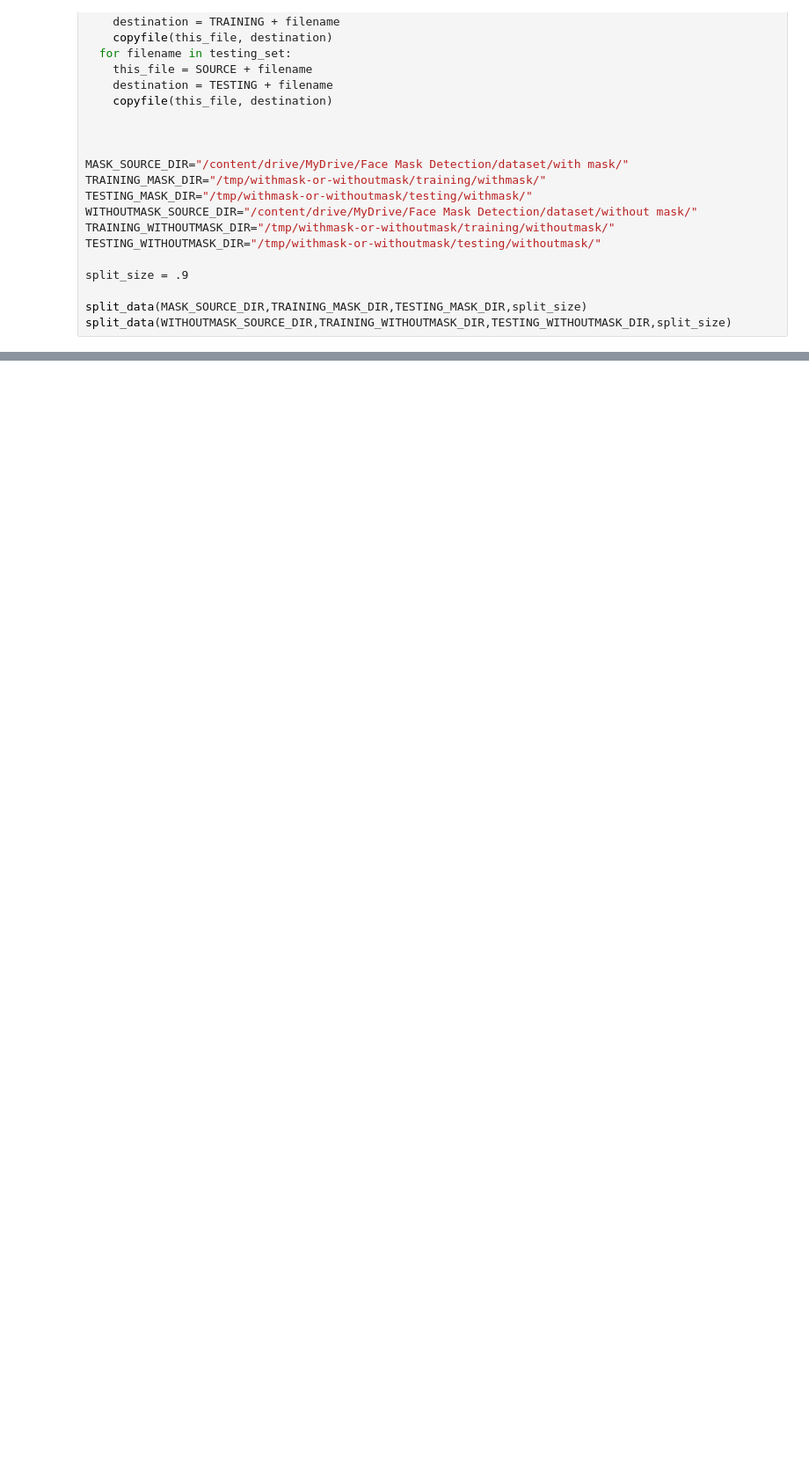
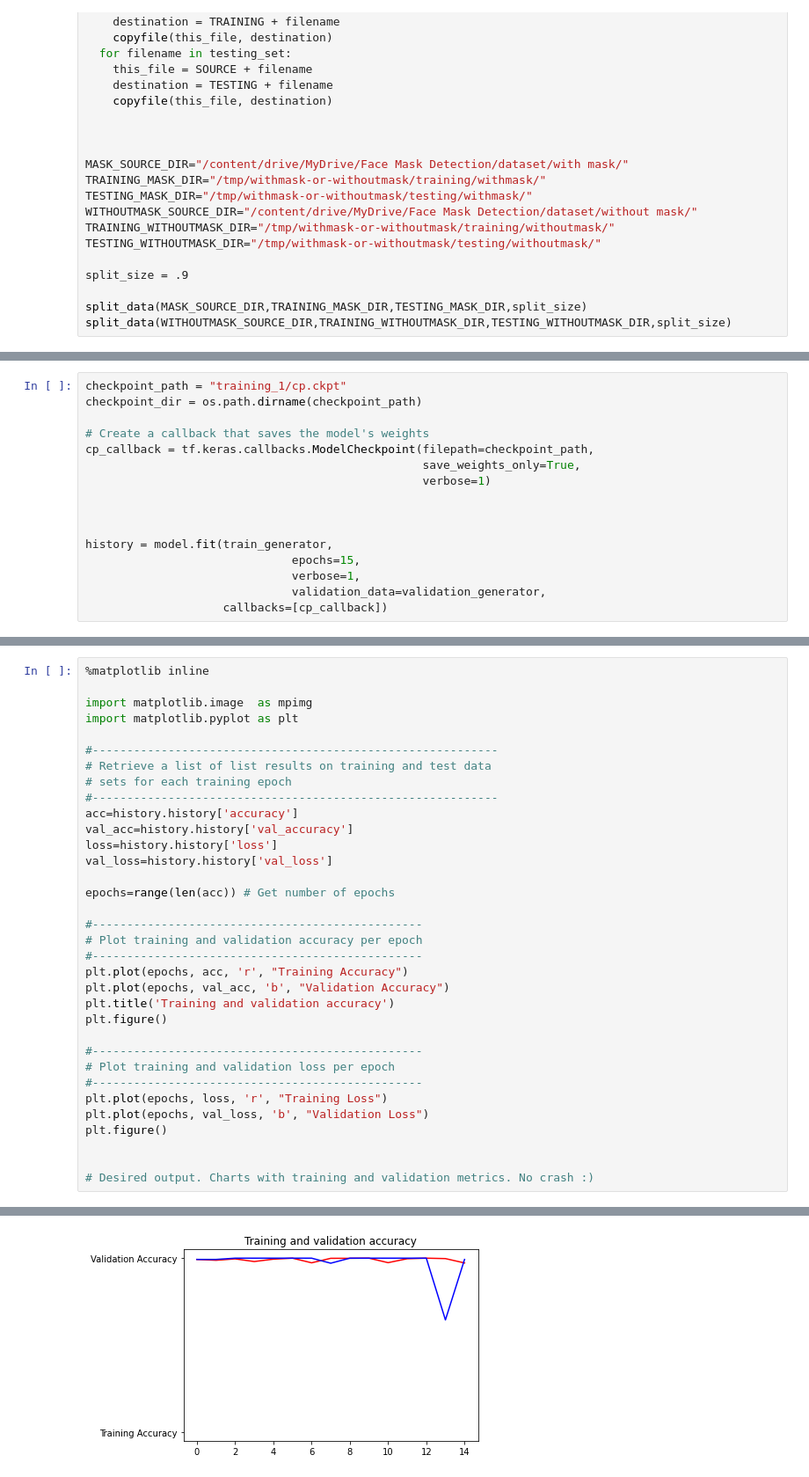
Before and after one commit to anushaharikrishnan/FaceMaskDetection, a Jupyter notebook: FACEMASKDETECTIONROUGH.ipynb, the cells around one changed output, grey strips where cells are left out. Shown: that part at 88% size. Saved outputs shown, nothing was run; the diff lists cells and outputs as text; blank space fills up the shorter version.

```diff
--- a/FACEMASKDETECTIONROUGH.ipynb
+++ b/FACEMASKDETECTIONROUGH.ipynb
@@ -71,0 +139,16 @@ print(len(os.listdir('/tmp/withmask-or-withoutmask/training/withmask/')))
+# %%
+checkpoint_path = "training_1/cp.ckpt"
+checkpoint_dir = os.path.dirname(checkpoint_path)
+
+# Create a callback that saves the model's weights
+cp_callback = tf.keras.callbacks.ModelCheckpoint(filepath=checkpoint_path,
+                                                 save_weights_only=True,
+                                                 verbose=1)
+
+
+
+history = model.fit(train_generator,
+                              epochs=15,
+                              verbose=1,
+                              validation_data=validation_generator,
+                    callbacks=[cp_callback])
@@ -71,0 +173,35 @@ print(len(os.listdir('/tmp/withmask-or-withoutmask/training/withmask/')))
+# %%
+%matplotlib inline
+
+import matplotlib.image  as mpimg
+import matplotlib.pyplot as plt
+
+#-----------------------------------------------------------
+# Retrieve a list of list results on training and test data
+# sets for each training epoch
+#-----------------------------------------------------------
+acc=history.history['accuracy']
+val_acc=history.history['val_accuracy']
+loss=history.history['loss']
+val_loss=history.history['val_loss']
+
+epochs=range(len(acc)) # Get number of epochs
+
+#------------------------------------------------
+# Plot training and validation accuracy per epoch
+#------------------------------------------------
+plt.plot(epochs, acc, 'r', "Training Accuracy")
+plt.plot(epochs, val_acc, 'b', "Validation Accuracy")
+plt.title('Training and validation accuracy')
+plt.figure()
+
+#------------------------------------------------
+# Plot training and validation loss per epoch
+#------------------------------------------------
+plt.plot(epochs, loss, 'r', "Training Loss")
+plt.plot(epochs, val_loss, 'b', "Validation Loss")
+plt.figure()
+
+
+# Desired output. Charts with training and validation metrics. No crash :)
+# %% [output]
@@ -71,0 +209 @@ print(len(os.listdir('/tmp/withmask-or-withoutmask/training/withmask/')))
+[figure, added]
```
Also changed, not shown: parts of 8 cells of this notebook.
